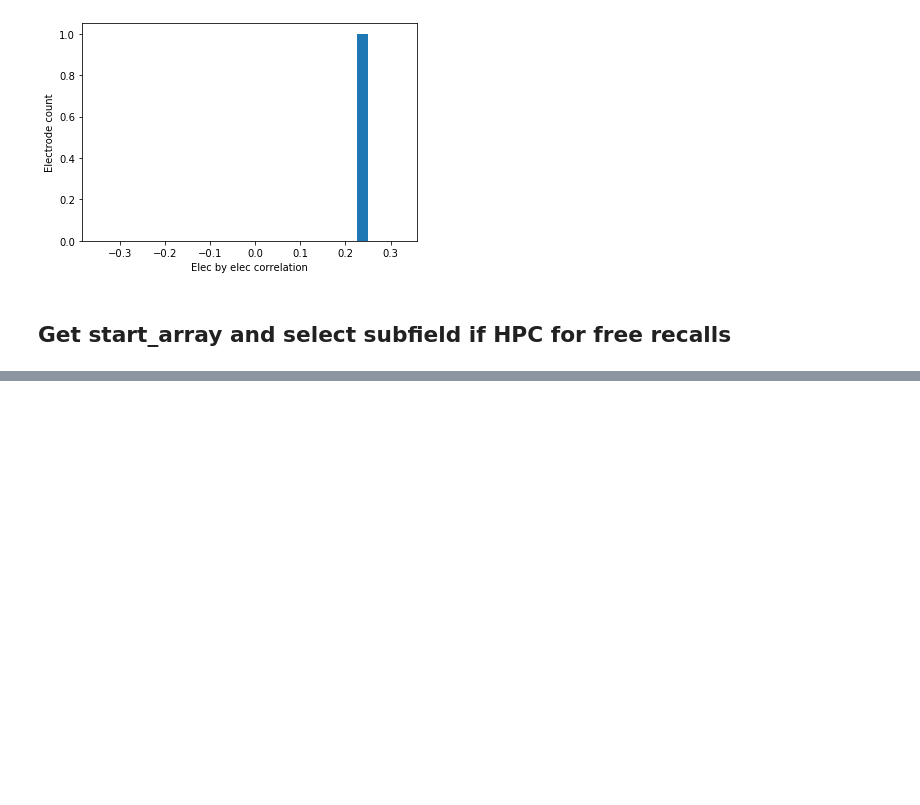
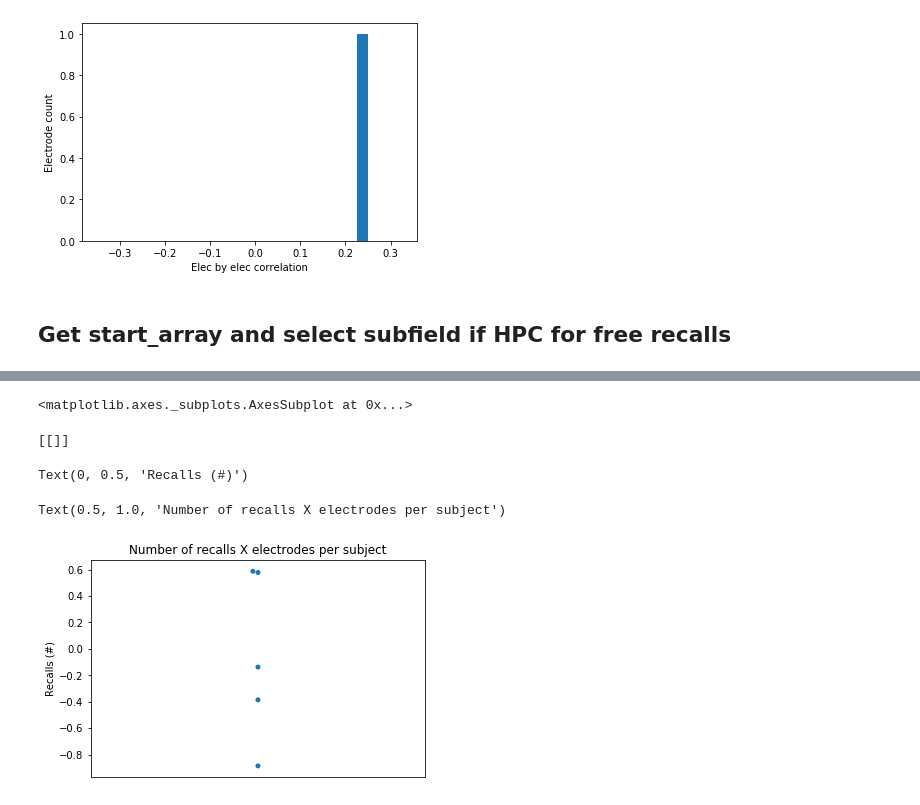
Before and after one commit to jjsakon/SWR, a Jupyter notebook: code/SWRanalysisSingleSub.ipynb, the cells around one changed output, grey strips where cells are left out. Drawn from its saved outputs; the diff is of its cells as text; code cells hidden in the pictures; blank space fills up the shorter version.

```diff
--- a/code/SWRanalysisSingleSub.ipynb
+++ b/code/SWRanalysisSingleSub.ipynb
@@ -1011,11 +1017,0 @@ sum(start_array[:,750:1000])
-# %%
-combined_list = []
-num_plots = np.unique(list_recall_num_array)
-for i,_ in enumerate(num_plots):
-    combined_list.append([])
-
-for i,_ in enumerate(num_plots):
-    if i < 2:
-        combined_list[i].append(np.zeros((20,3)))
-    else:
-        combined_list[i].append(np.ones((40,2)))
@@ -1557,0 +1167,12 @@ Test 2 p-value: 0.07402890292010077
+# %%
+sb.swarmplot(data=corr_save)
+gca().set(xticks=[])
+ylabel('Recalls (#)')
+title('Number of recalls X electrodes per subject')
+show()
+# %% [output]
+<matplotlib.axes._subplots.AxesSubplot at 0x...>
+[[]]
+Text(0, 0.5, 'Recalls (#)')
+Text(0.5, 1.0, 'Number of recalls X electrodes per subject')
+[figure, added]
```
Also changed, not shown: parts of 19 cells of this notebook, 1 other file.
